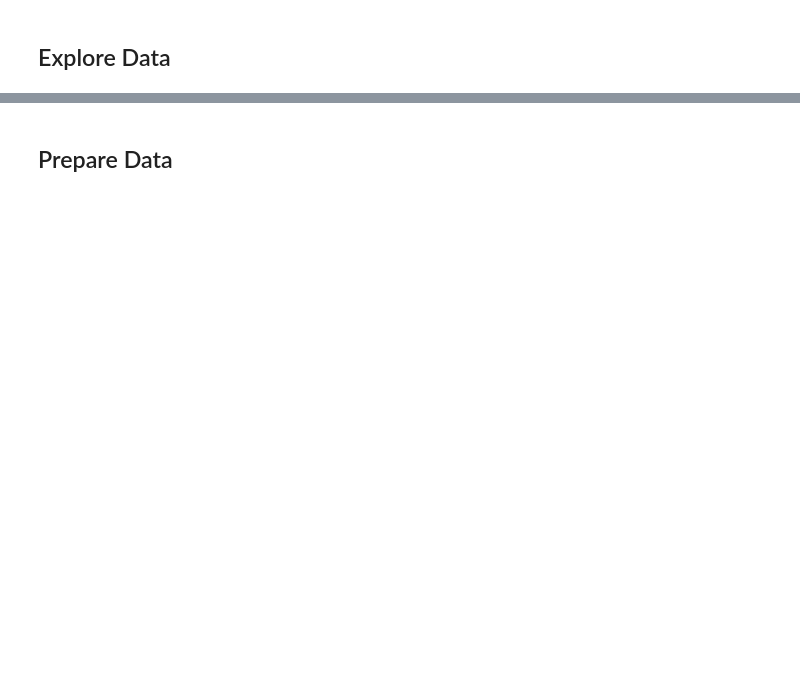
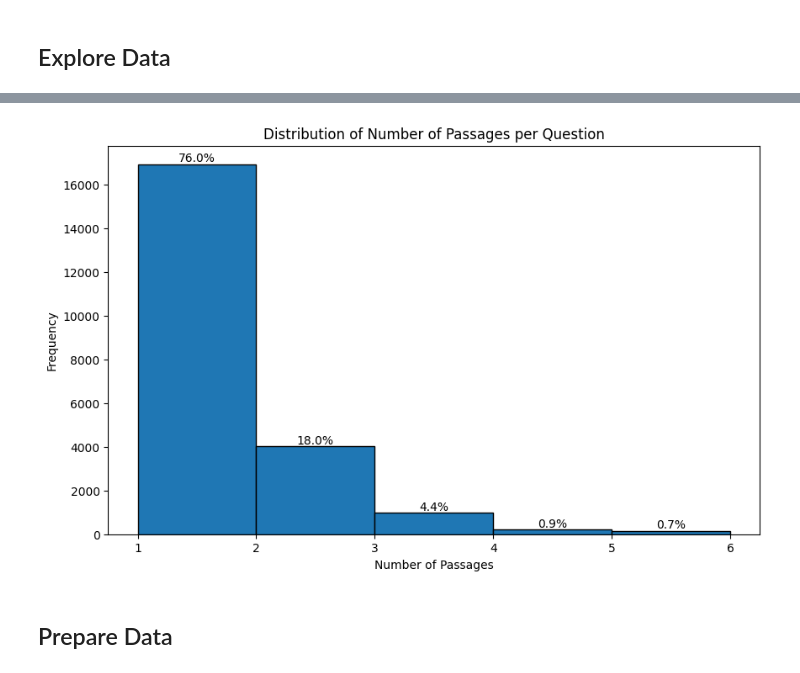
Before and after one commit to davidsequera/LegalRanker, a Jupyter notebook: main.ipynb, the cells around one changed output, grey strips where cells are left out. Drawn from its saved outputs; the diff is of its cells as text; code cells hidden in the pictures; blank space fills up the shorter version.

```diff
--- a/main.ipynb
+++ b/main.ipynb
@@ -72,2 +128,25 @@ torch.Size([1, 768])
+# %%
+# Assuming 'questions' DataFrame has a column 'Passages' with lists of relevant passage IDs for each question
+# Calculate the number of passages per question
+questions['num_passages'] = questions['Passages'].apply(len)
+
+# Plot the distribution of number of passages per question
+plt.figure(figsize=(10, 6))
+counts, bins, patches = plt.hist(questions['num_passages'], bins=range(1, questions['num_passages'].max() + 1), edgecolor='black', density=False)
+
+# Calculate percentages
+total_count = sum(counts)
+percentages = (counts / total_count) * 100
+
+# Add percentages on top of the bars
+for count, x, percentage in zip(counts, bins[:-1], percentages):
+    plt.text(x + 0.5, count, f'{percentage:.1f}%', ha='center', va='bottom')
+
+plt.title('Distribution of Number of Passages per Question')
+plt.xlabel('Number of Passages')
+plt.ylabel('Frequency')
+plt.show()
+# %% [output]
+[figure, added]
 # %% [markdown]
 ## Prepare Data
```
Also changed, not shown: parts of 31 cells of this notebook, 2 other files.
